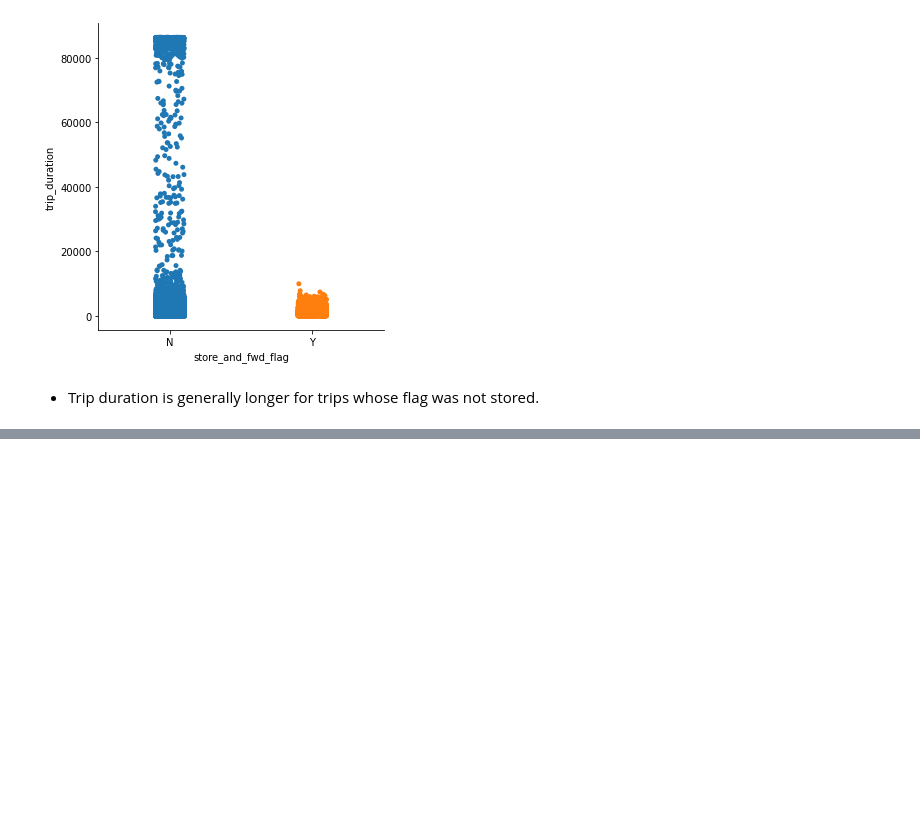
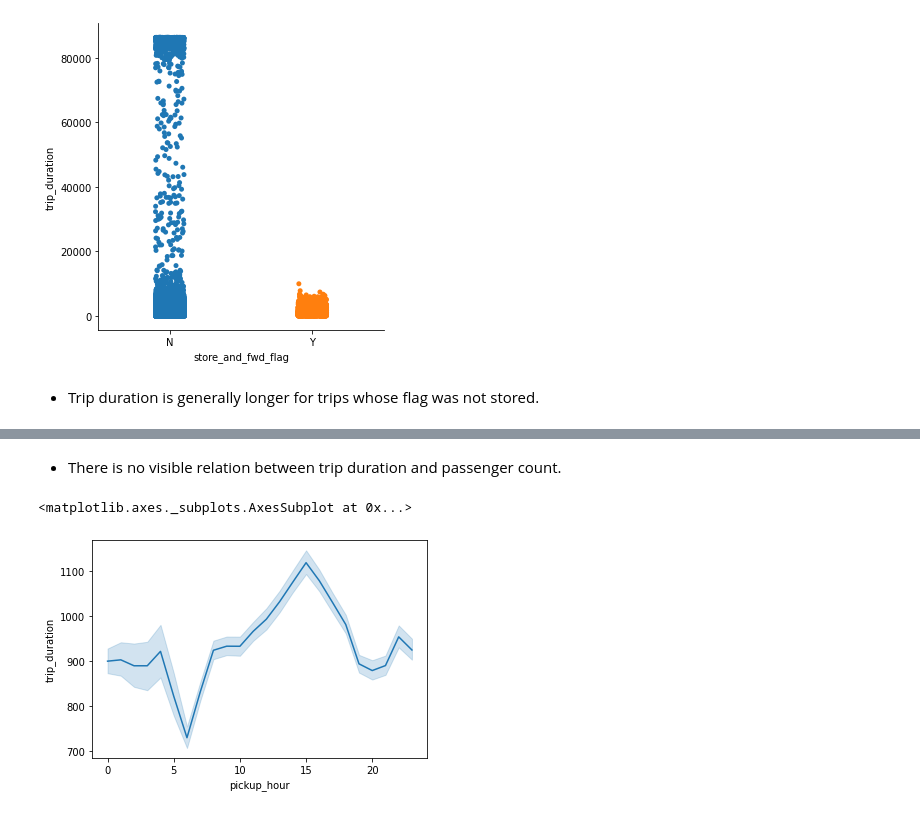
Before and after one commit to Deven876/project-2-NYC-Taxi-Trip-Time-Prediction, a Jupyter notebook: project_2_Taxi_Trip_Time_Prediction_.ipynb, the cells around one changed output, grey strips where cells are left out. Drawn from its saved outputs; the diff is of its cells as text; code cells hidden in the pictures; blank space fills up the shorter version.

```diff
--- a/project_2_Taxi_Trip_Time_Prediction_.ipynb
+++ b/project_2_Taxi_Trip_Time_Prediction_.ipynb
@@ -481,0 +488,8 @@ sns.catplot(y='trip_duration',x='store_and_fwd_flag',data=data1,kind='strip')
+# %% [markdown]
+- There is no visible relation between trip duration and passenger count.
+# %%
+# Trip Duration per time of day
+sns.lineplot(x='pickup_hour',y='trip_duration',data=data1)
+# %% [output]
+<matplotlib.axes._subplots.AxesSubplot at 0x...>
+[figure, added]
```
Also changed, not shown: parts of 15 cells of this notebook.
